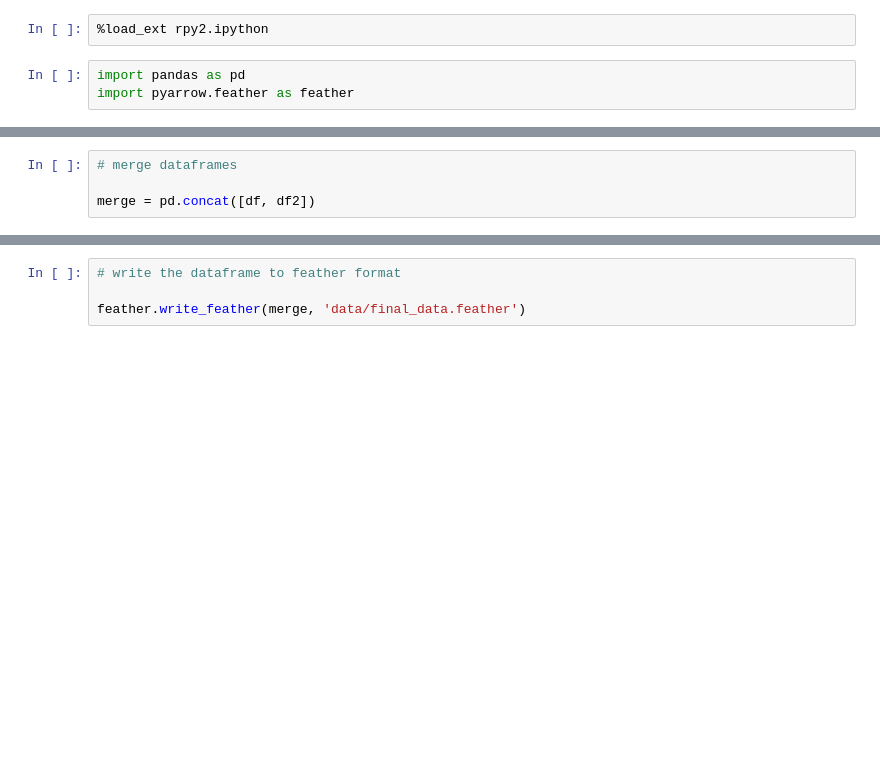
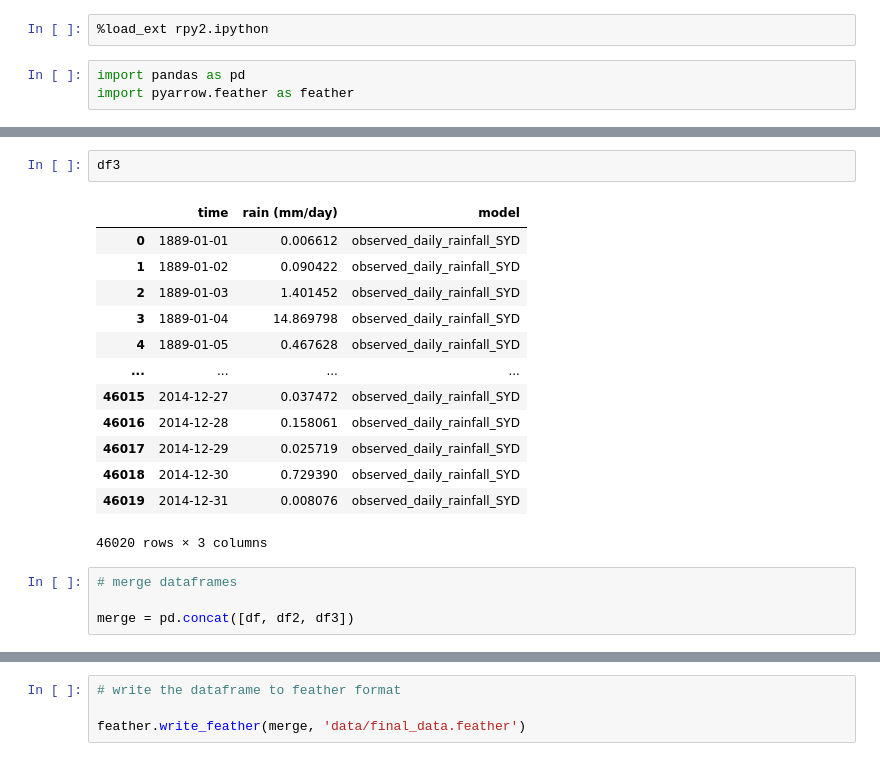
Before and after one commit to UBC-MDS/figshare-group-5, a Jupyter notebook: EDA.ipynb, the cells around one changed output, grey strips where cells are left out. Drawn from its saved outputs; the diff is of its cells as text; blank space fills up the shorter version.

```diff
--- a/EDA.ipynb
+++ b/EDA.ipynb
@@ -32,7 +18,23 @@ df2
+# %%
+df3
+# %% [output]
+|  | time | rain (mm/day) | model |
+| 0 | 1889-01-01 | 0.006612 | observed_daily_rainfall_SYD |
+| 1 | 1889-01-02 | 0.090422 | observed_daily_rainfall_SYD |
+| 2 | 1889-01-03 | 1.401452 | observed_daily_rainfall_SYD |
+| 3 | 1889-01-04 | 14.869798 | observed_daily_rainfall_SYD |
+| 4 | 1889-01-05 | 0.467628 | observed_daily_rainfall_SYD |
+| ... | ... | ... | ... |
+| 46015 | 2014-12-27 | 0.037472 | observed_daily_rainfall_SYD |
+| 46016 | 2014-12-28 | 0.158061 | observed_daily_rainfall_SYD |
+| 46017 | 2014-12-29 | 0.025719 | observed_daily_rainfall_SYD |
+| 46018 | 2014-12-30 | 0.729390 | observed_daily_rainfall_SYD |
+| 46019 | 2014-12-31 | 0.008076 | observed_daily_rainfall_SYD |
+46020 rows × 3 columns
 # %%
 # merge dataframes
 
-merge = pd.concat([df, df2])
+merge = pd.concat([df, df2, df3])
 # %%
 # final merged dataframe
 
```
Also changed, not shown: parts of 17 cells of this notebook.
